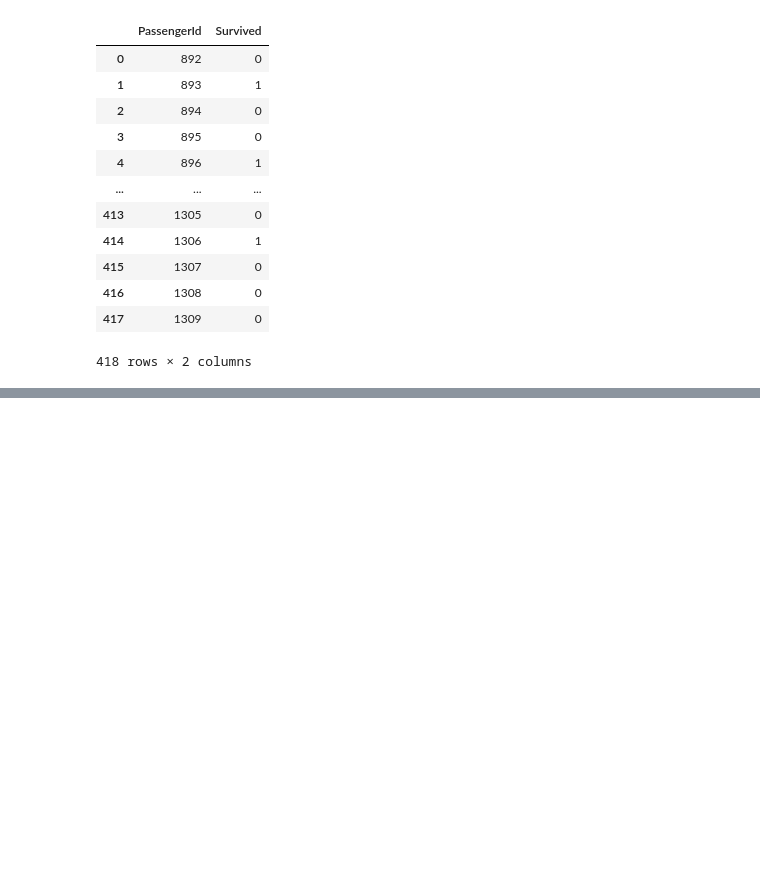
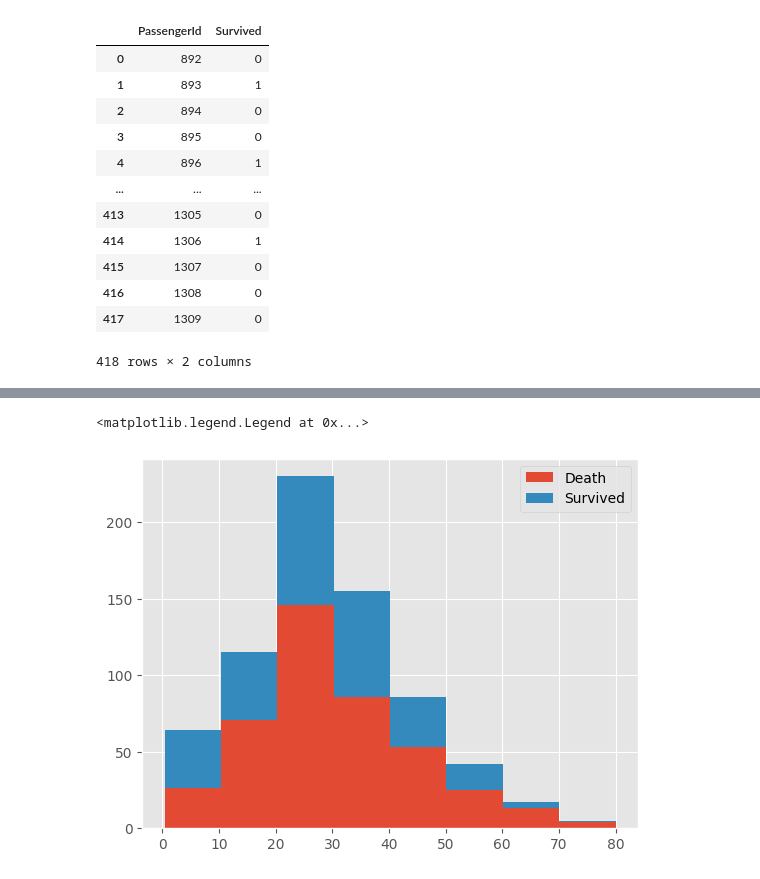
Before and after one commit to hesel79/AI, a Jupyter notebook: titanic.ipynb, the cells around one changed output, grey strips where cells are left out. Drawn from its saved outputs; the diff is of its cells as text; code cells hidden in the pictures; blank space fills up the shorter version.

```diff
--- a/titanic.ipynb
+++ b/titanic.ipynb
@@ -57,0 +275,6 @@ submission
+# %%
+plt.hist(x=[train_df.Age[train_df.Survived==0], train_df.Age[train_df.Survived==1]], bins=8, histtype='barstacked', label=["Death","Survived"])
+plt.legend()
+# %% [output]
+<matplotlib.legend.Legend at 0x...>
+[figure, added]
```
Also changed, not shown: parts of 28 cells of this notebook.
